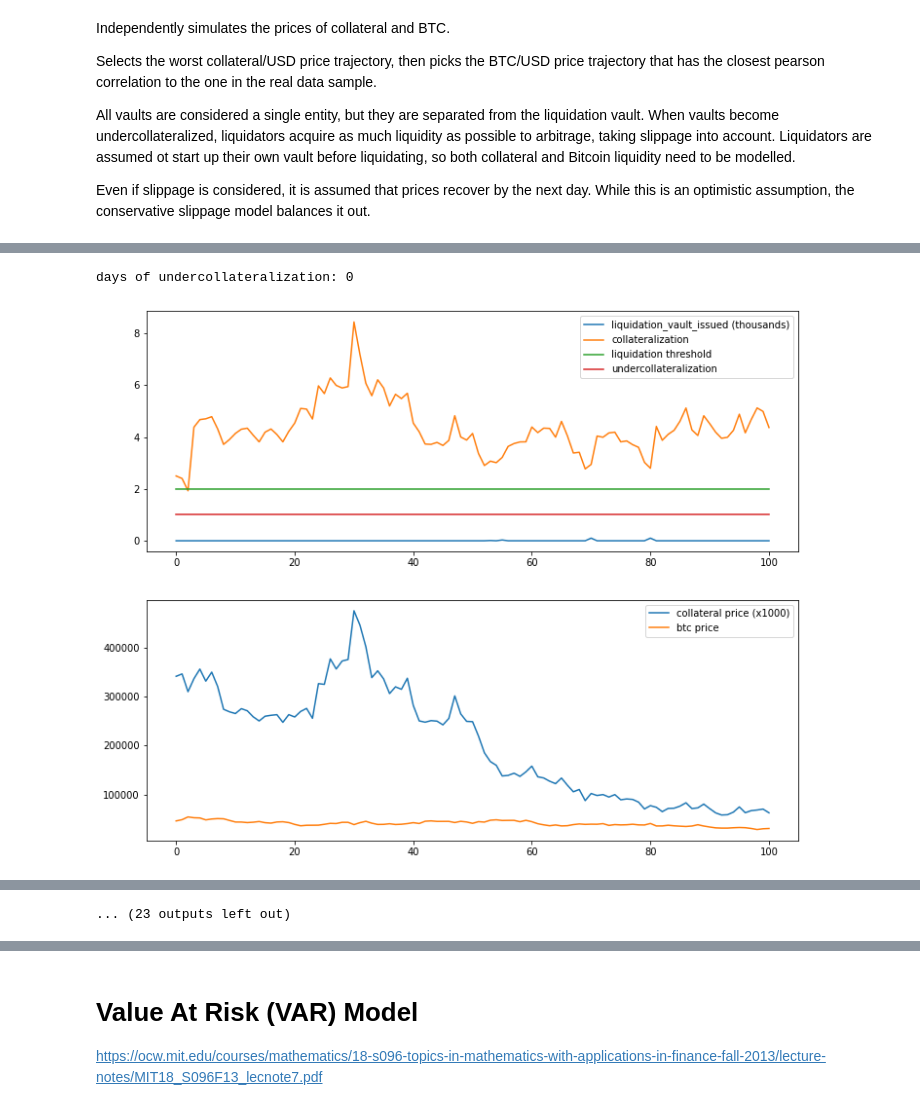
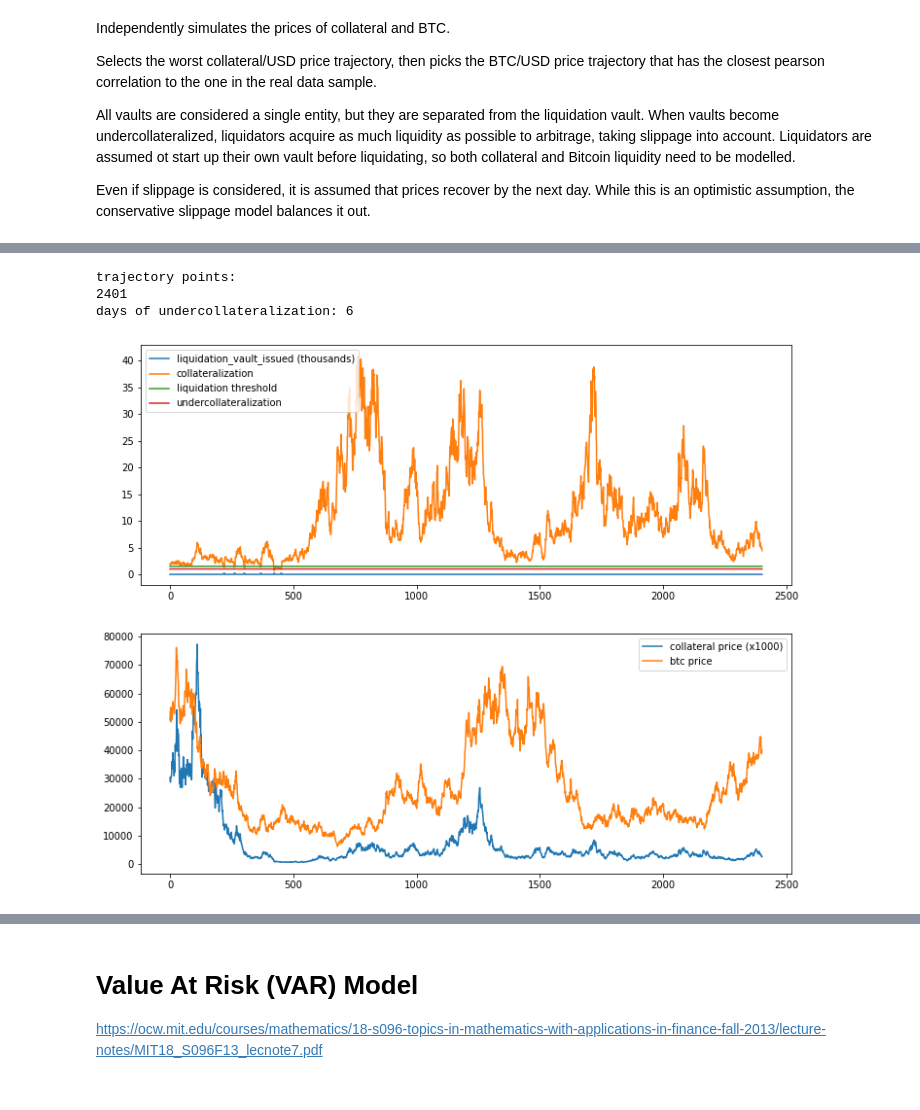
Before and after one commit to interlay/collateralization-analysis, a Jupyter notebook: Kusama Collateral Thresolds.ipynb, the cells around one changed output, grey strips where cells are left out. Cells and saved outputs as stored; diff of their text form; code cells hidden in the pictures.

Commit message:
feat: Compute DOT thresholds, use December 2021 data

```diff
--- a/Kusama Collateral Thresolds.ipynb
+++ b/Kusama Collateral Thresolds.ipynb
@@ -435,7 +380,10 @@ Even if slippage is considered, it is assumed that prices recover by the next da
 # Should simulate more scenarios
 SIMULATED_SCENARIOS = 100
 PRICE_PATHS_PER_SIMULATION = 500
-PREDICTED_DAYS = 100
+PREDICTED_TIME_STEPS = 100 * 24
+
+# 6 blocks - assume 40 mins block confirmation time
+BITCOIN_CONFIRMATION_HOURS = 4
 
 # premium redeem is skipped
 PREMIUM_REDEEM_BONUS = 0.05
@@ -838,23 +763,25 @@ days of undercollateralization:3
 # %%
 DEBT_CEILING_USD = 20_000_000
-SECURE_THRESHOLD = 2.5
-LIQUIDATION_THRESHOLD = 2
+SECURE_THRESHOLD = 2.0
+LIQUIDATION_THRESHOLD = 1.5
 simulate_and_plot(
     SIMULATED_SCENARIOS,
     observed_ksm_btc_corr,
     DEBT_CEILING_USD,
     SECURE_THRESHOLD,
     LIQUIDATION_THRESHOLD,
-    ksm_usd_returns_daily,
-    ksm_to_usd_daily,
-    ksm_liquidity_model,
+    dot_usd_returns_daily,
+    dot_to_usd_daily,
+    dot_liquidity_model,
     btc_usd_returns_daily,
     btc_to_usd_daily,
     btc_liquidity_model,
 )
 # %% [output]
-days of undercollateralization: 0
+trajectory points:
+2401
+days of undercollateralization: 6
-[figure, old version]
+[figure, new version]
 [interactive output not drawn]
 [interactive output not drawn]
 [interactive output not drawn]
@@ -868,2 +789 @@ days of undercollateralization: 0
-... (23 outputs left out)
 # %%
```
Also changed, not shown: parts of 35 cells of this notebook, 6 other files.
